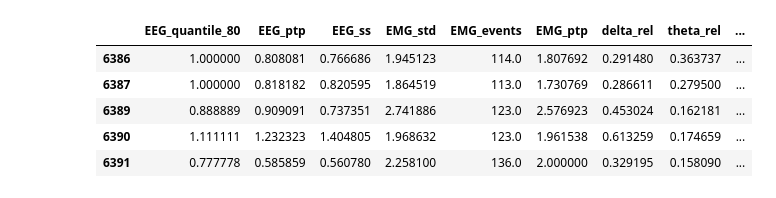
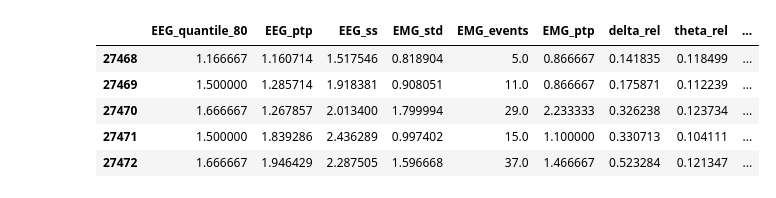
Before and after one commit to PhilClarkPhD/sleep, a Jupyter notebook: notebooks/modify_scores.ipynb, the cells around one changed output. Cells and saved outputs as stored; diff of their text form; code cells hidden in the pictures.

```diff
--- a/notebooks/modify_scores.ipynb
+++ b/notebooks/modify_scores.ipynb
@@ -4,14 +4,14 @@ import pandas as pd
 import matplotlib.pyplot as plt
 import seaborn as sns
 # %%
-TEST_DATA_PATH = "/Users/phil/philclarkphd/sleep/model_artifacts/XGBoost_1.2.1/XGBoost_1.2.1_test_data.csv"
+TEST_DATA_PATH = "/Users/phil/philclarkphd/sleep/model_artifacts/XGBoost_1.2.3-test/XGBoost_1.2.3-test_test_data.csv"
 
 df_test = pd.read_csv(TEST_DATA_PATH, index_col="Unnamed: 0")
 df_test.head()
 # %% [output]
 |  | EEG_quantile_80 | EEG_ptp | EEG_ss | EMG_std | EMG_events | EMG_ptp | delta_rel | theta_rel | ... |
-| 6386 | 1.000000 | 0.808081 | 0.766686 | 1.945123 | 114.0 | 1.807692 | 0.291480 | 0.363737 | ... |
-| 6387 | 1.000000 | 0.818182 | 0.820595 | 1.864519 | 113.0 | 1.730769 | 0.286611 | 0.279500 | ... |
-| 6389 | 0.888889 | 0.909091 | 0.737351 | 2.741886 | 123.0 | 2.576923 | 0.453024 | 0.162181 | ... |
-| 6390 | 1.111111 | 1.232323 | 1.404805 | 1.968632 | 123.0 | 1.961538 | 0.613259 | 0.174659 | ... |
-| 6391 | 0.777778 | 0.585859 | 0.560780 | 2.258100 | 136.0 | 2.000000 | 0.329195 | 0.158090 | ... |
+| 27468 | 1.166667 | 1.160714 | 1.517546 | 0.818904 | 5.0 | 0.866667 | 0.141835 | 0.118499 | ... |
+| 27469 | 1.500000 | 1.285714 | 1.918381 | 0.908051 | 11.0 | 0.866667 | 0.175871 | 0.112239 | ... |
+| 27470 | 1.666667 | 1.267857 | 2.013400 | 1.799994 | 29.0 | 2.233333 | 0.326238 | 0.123734 | ... |
+| 27471 | 1.500000 | 1.839286 | 2.436289 | 0.997402 | 15.0 | 1.100000 | 0.330713 | 0.104111 | ... |
+| 27472 | 1.666667 | 1.946429 | 2.287505 | 1.596668 | 37.0 | 1.466667 | 0.523284 | 0.121347 | ... |
```
Also changed, not shown: parts of 18 cells of this notebook, 8 other files.
